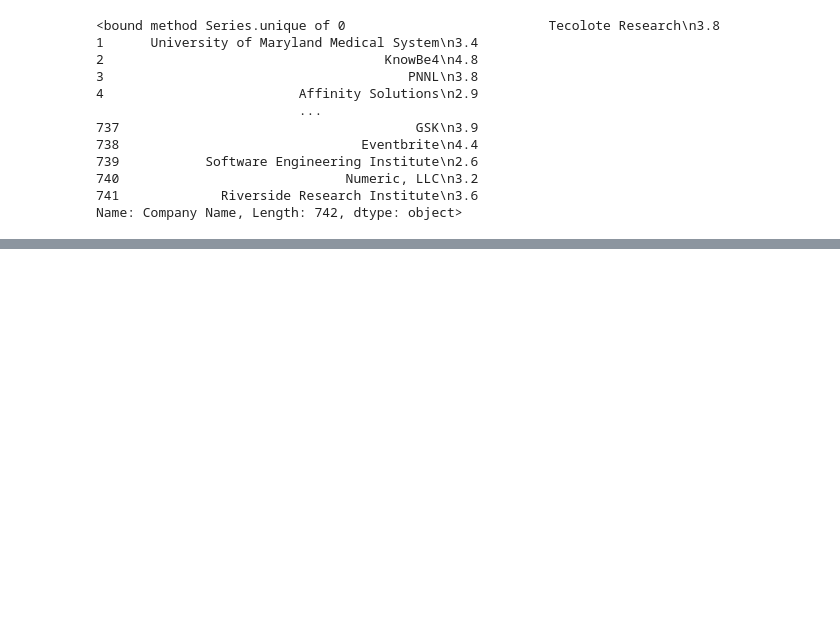
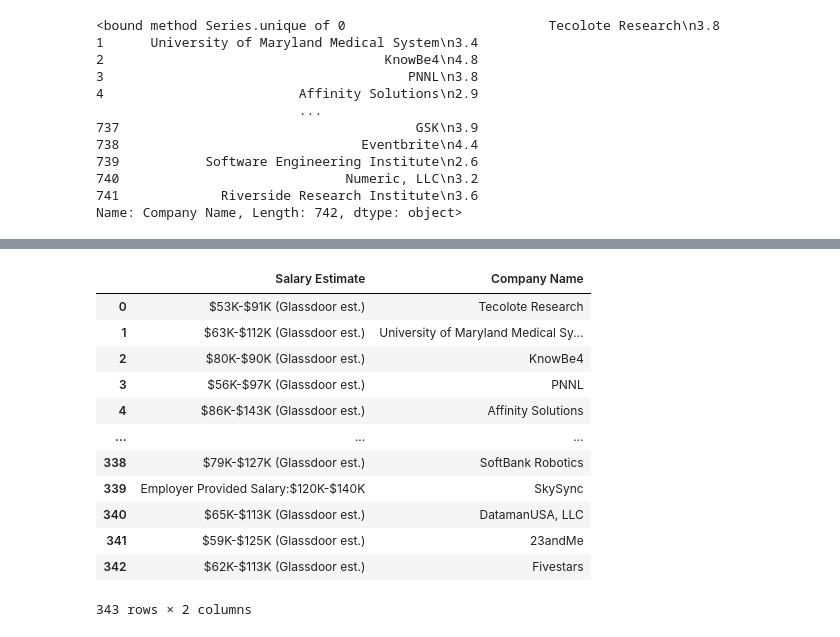
Before and after one commit to lcswsher/13_Project_2, a Jupyter notebook: Glassdoor_cleanup.ipynb, the cells around one changed output, grey strips where cells are left out. Saved outputs shown, nothing was run; the diff lists cells and outputs as text; code cells hidden in the pictures; blank space fills up the shorter version.

```diff
--- a/Glassdoor_cleanup.ipynb
+++ b/Glassdoor_cleanup.ipynb
@@ -41,0 +79,19 @@ Name: Company Name, Length: 742, dtype: object>
+# %%
+df.drop(axis=1, columns=['Company Name', 1],inplace=True)
+# %%
+df.rename(columns={0:"Company Name"},inplace=True)
+df
+# %% [output]
+|  | Salary Estimate | Company Name |
+| 0 | $53K-$91K (Glassdoor est.) | Tecolote Research |
+| 1 | $63K-$112K (Glassdoor est.) | University of Maryland Medical Sy... |
+| 2 | $80K-$90K (Glassdoor est.) | KnowBe4 |
+| 3 | $56K-$97K (Glassdoor est.) | PNNL |
+| 4 | $86K-$143K (Glassdoor est.) | Affinity Solutions |
+| ... | ... | ... |
+| 338 | $79K-$127K (Glassdoor est.) | SoftBank Robotics |
+| 339 | Employer Provided Salary:$120K-$140K | SkySync |
+| 340 | $65K-$113K (Glassdoor est.) | DatamanUSA, LLC |
+| 341 | $59K-$125K (Glassdoor est.) | 23andMe |
+| 342 | $62K-$113K (Glassdoor est.) | Fivestars |
+343 rows × 2 columns
```
Also changed, not shown: parts of 9 cells of this notebook.
